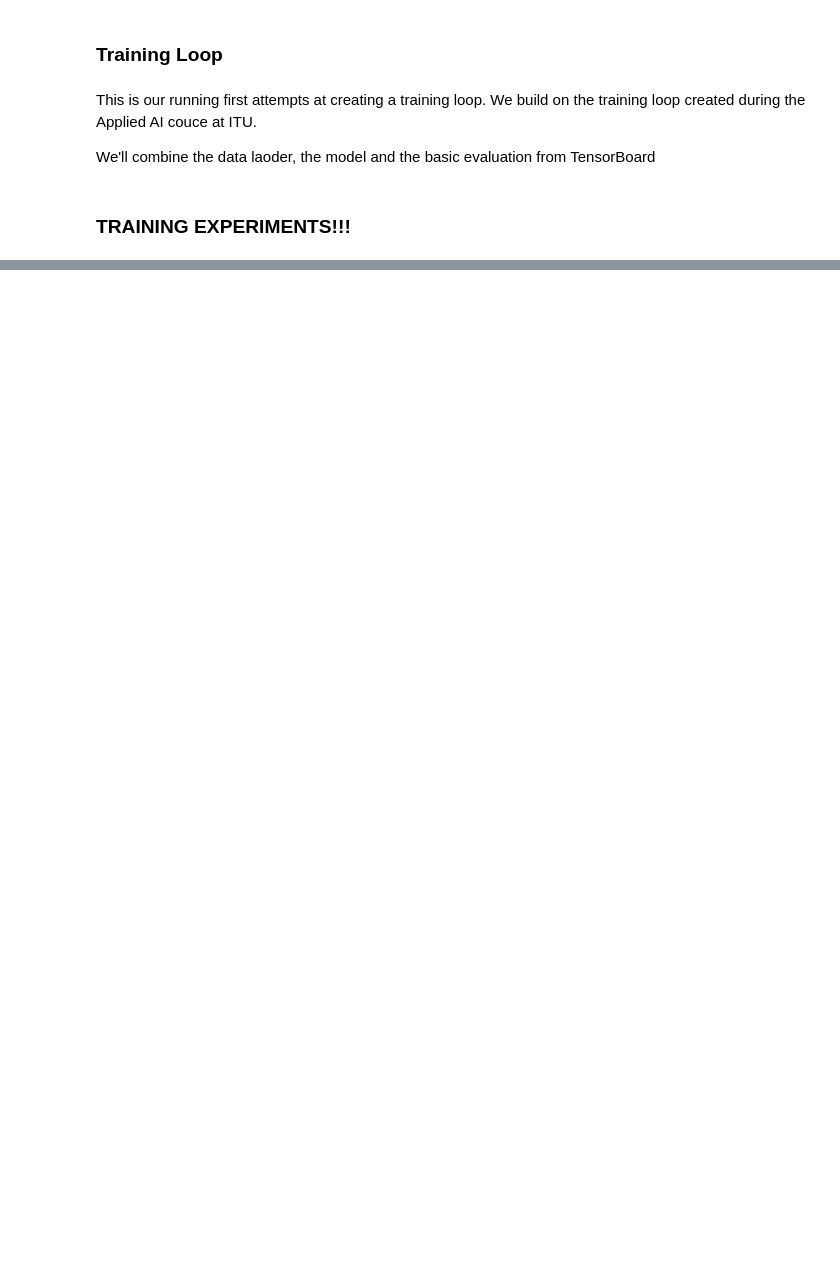
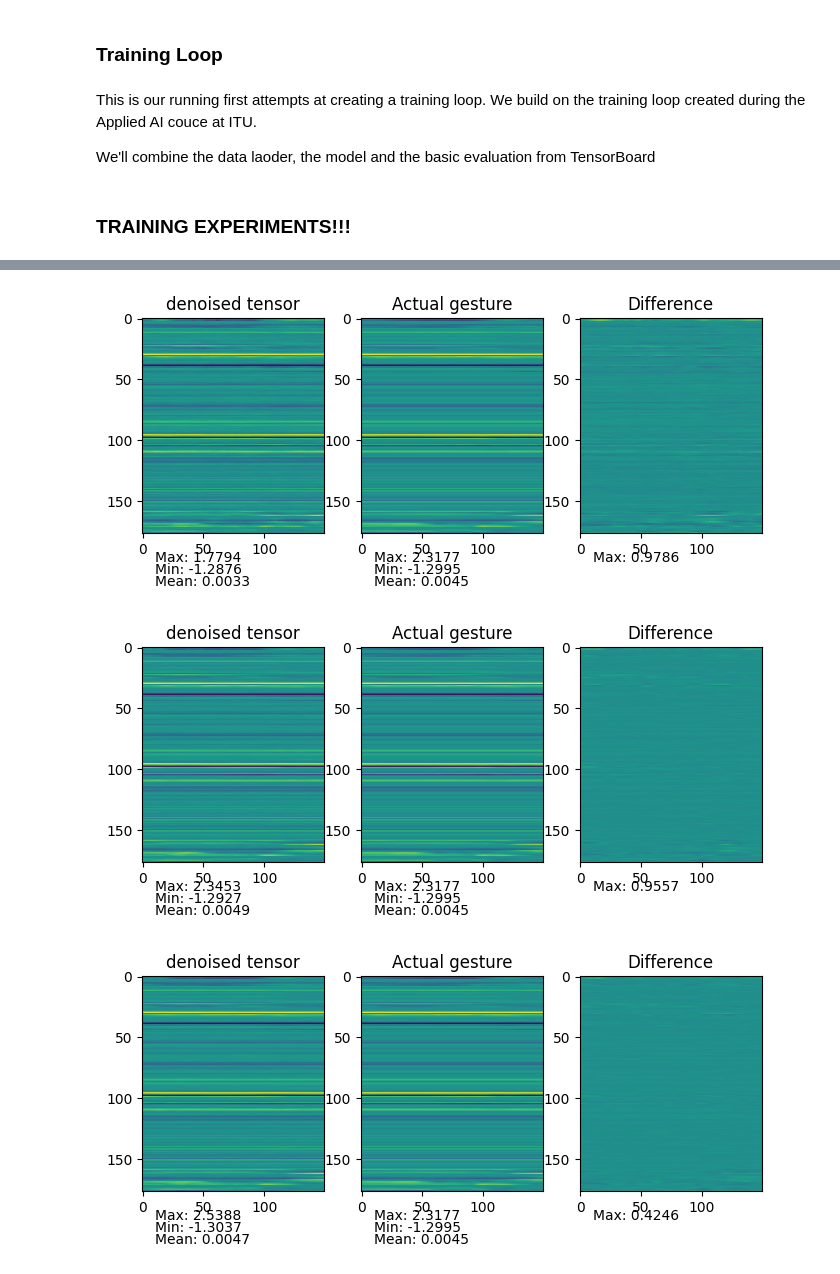
Before and after one commit to AntonBertelsen/GestureGeneration, a Jupyter notebook: DiffuseStyleGestureReproduced/model_test.ipynb, the cells around one changed output, grey strips where cells are left out. Cells and saved outputs as stored; diff of their text form; code cells hidden in the pictures; blank space fills up the shorter version.

```diff
--- a/DiffuseStyleGestureReproduced/model_test.ipynb
+++ b/DiffuseStyleGestureReproduced/model_test.ipynb
@@ -684,0 +899,5 @@ KeyboardInterrupt:
+# %%
+# Load the model from the saved file
+model.load_state_dict(torch.load('models/training_3_overfit_2/saved_model_overfit.pth'))
+model.to(device)
+model.eval()
@@ -690,9 +927,9 @@ from dataset.dataset import *
 
 diffusion = Diffusion(
     max_timesteps = 1000,
-    noise_schedule = Diffusion.linear_schedule(0.00001, 0.015))
+    noise_schedule = Diffusion.exponential_schedule(0.00001, 0.01))
 
-training_loader = DataLoader(FixedSampleAnimationDataset(
+training_loader = DataLoader(OverlapAnimationDataset(
     folder = "dataset/genea2023_dataset/trn/main-agent/features",
     seq_length_in_frames = 150,
     seed_length_in_frames = 8,
@@ -720,31 +957,61 @@ noisy_gesture_sequence = torch.zeros_like(gesture_sequence).to(device)
 # We repeatedly run the model to denoise the gesture
 with torch.no_grad():
     for t in tqdm(range(1000, -1, -1), desc="Denoising Progress"):
 
         # converter.to_bvh(noisy_gesture_sequence.squeeze(0).cpu(), 'bvh_tests/results/iter/' + str(t) + '.bvh')
 
         # We generate the noisy gesture sequence tensor by passing the gesture sequence tensor
         # through the diffusion model, at the given time step t
         noisy_gesture_sequence = diffusion.forward(
             current_timestep = t,
             image = noisy_gesture_sequence
         )
 
         # converter.to_bvh(noisy_gesture_sequence.squeeze(0).cpu(), 'bvh_tests/results/iter/' + str(t) + '_diffused.bvh')
 
         t_tensor = torch.tensor([t]).float().to(device)
 
         # Now we attempt to remove noise from the noisy gesture sequence using the model
         noisy_gesture_sequence = model(
             t_current_diffusion_time_step = t_tensor,
             seed_gesture = seed_gesture,
             one_hot_style = main_agent_id_one_hot.float(),
             audio_features = audio_features,
             noisy_gesture_sequence = noisy_gesture_sequence,
             condition_mask_probabilty = 0.1,
         )
 
+        if t % 100 == 0:
+            fig, axs = plt.subplots(1, 3, figsize=(8, 4))
+
+            cmap = 'viridis'
+            vmin = -1
+            vmax = 1
+
+            axs[0].imshow(noisy_gesture_sequence.to(torch.float32).permute(0, 2, 1)[0, :, :].cpu().detach().numpy(), cmap=cmap, vmin=vmin, vmax=vmax)
+            axs[0].set_title("denoised tensor")
+            axs[0].text(10, 200, f"Max: {torch.max(noisy_gesture_sequence):.4f}", color="black")
+            axs[0].text(10, 210, f"Min: {torch.min(noisy_gesture_sequence):.4f}", color="black")
+            axs[0].text(10, 220, f"Mean: {torch.mean(noisy_gesture_sequence):.4f}", color="black")
+
+            axs[1].imshow(gesture_sequence.to(torch.float32).permute(0, 2, 1)[0, :, :].cpu().detach().numpy(), cmap=cmap, vmin=vmin, vmax=vmax)
+            axs[1].set_title("Actual gesture")
+            axs[1].text(10, 200, f"Max: {torch.max(gesture_sequence):.4f}", color="black")
+            axs[1].text(10, 210, f"Min: {torch.min(gesture_sequence):.4f}", color="black")
+            axs[1].text(10, 220, f"Mean: {torch.mean(gesture_sequence):.4f}", color="black")
+
+            # write the difference between the two tensors
+            axs[2].imshow((noisy_gesture_sequence - gesture_sequence).to(torch.float32).permute(0, 2, 1)[0, :, :].cpu().detach().numpy(), cmap=cmap, vmin=vmin, vmax=vmax)
+            axs[2].set_title("Difference")
+            axs[2].text(10, 200, f"Max: {torch.max(noisy_gesture_sequence - gesture_sequence):.4f}", color="black")
+
+            plt.show()
+
         # converter.to_bvh(noisy_gesture_sequence.squeeze(0).cpu(), 'bvh_tests/results/iter/' + str(t) + '_denoised.bvh')
 
 # Now I would like to convert the diffused bvh back to a bvh file and see if it looks like the original bvh file
-converter.to_bvh(noisy_gesture_sequence.squeeze(0).cpu(), 'bvh_tests/results/denoised_result.bvh')
+converter.to_bvh(noisy_gesture_sequence.squeeze(0).cpu(), 'bvh_tests/results/denoised_result_4.bvh')
+# %% [output]
+[figure, added]
+[figure, added]
+[figure, added]
```
Also changed, not shown: parts of 9 cells of this notebook.
